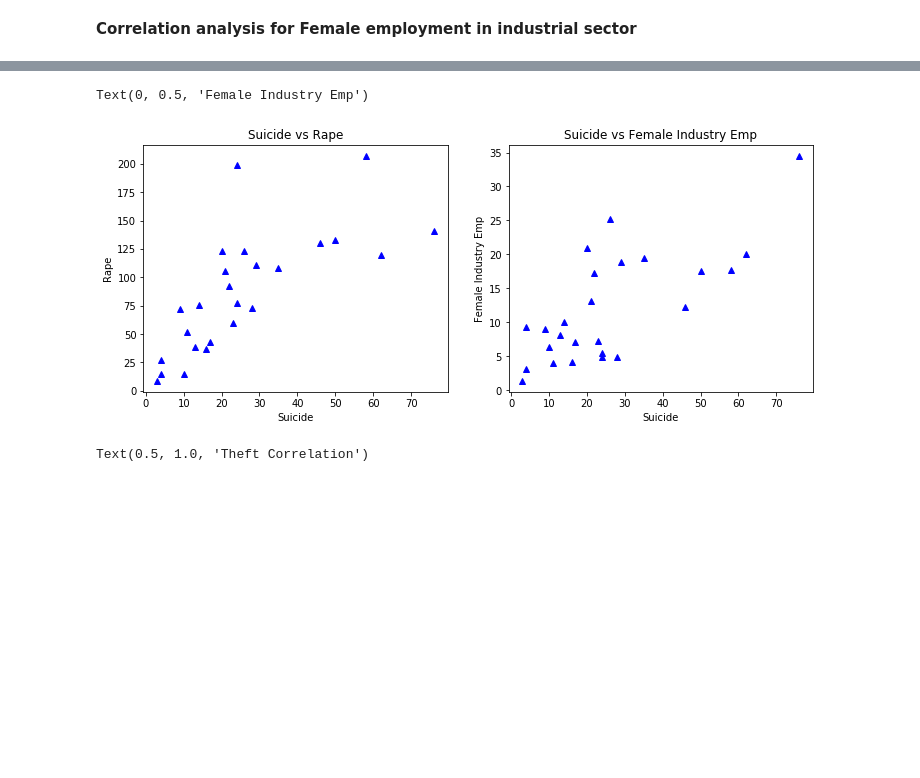
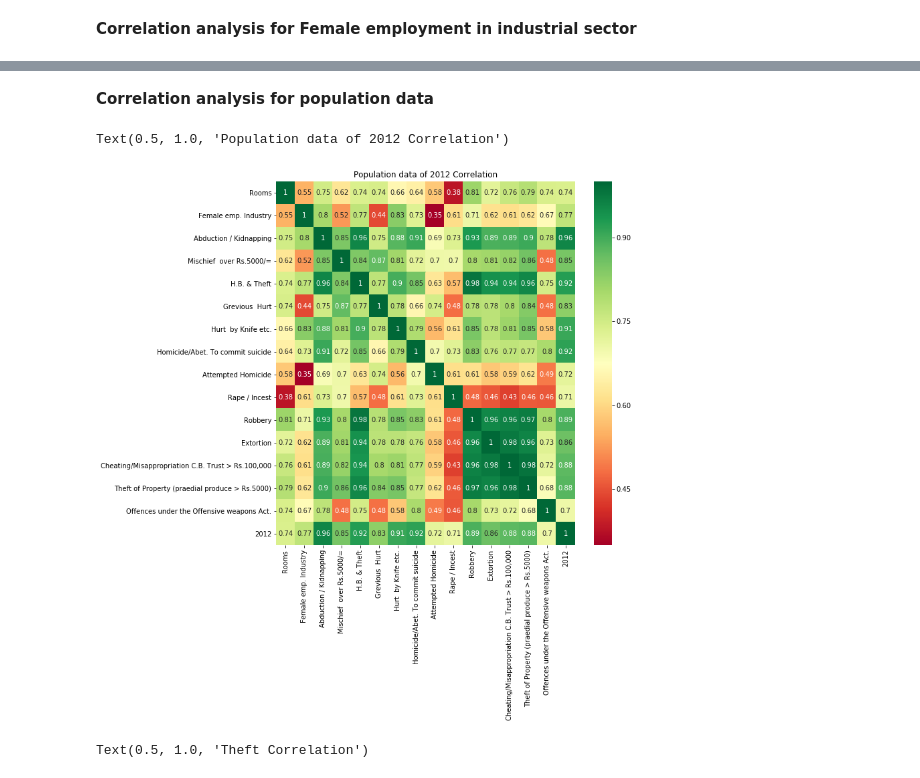
Before and after one commit to PraAnj/gov.lk.data.analysis, a Jupyter notebook: src/crime_analysis.ipynb, the cells around one changed output, grey strips where cells are left out. Drawn from its saved outputs; the diff is of its cells as text; code cells hidden in the pictures; blank space fills up the shorter version.

```diff
--- a/src/crime_analysis.ipynb
+++ b/src/crime_analysis.ipynb
@@ -198,20 +258,16 @@ Text(0.5, 1.0, 'Female employment in industrial sector Correlation')
-# %%
-plt.figure(figsize=(12, 10))
-
-plt.subplot(2,2,1)
-plt.plot(result_suicide_against_emp['Homicide/Abet. To commit suicide'], result_suicide_against_emp['Rape / Incest'], 'b^')
-plt.title('Suicide vs Rape')
-plt.xlabel("Suicide")
-plt.ylabel("Rape")
-
-plt.subplot(2,2,2)
-plt.plot(result_suicide_against_emp['Homicide/Abet. To commit suicide'], result_suicide_against_emp['Female emp. Industry'], 'b^')
-plt.title('Suicide vs Female Industry Emp')
-plt.xlabel("Suicide")
-plt.ylabel("Female Industry Emp")
-# %% [output]
-Text(0, 0.5, 'Female Industry Emp')
-[figure, removed]
+# %% [markdown]
+**Correlation analysis for population data**
+# %%
+allCorrelations = result.corr(method='pearson')
+
+## Extract high correlations to Drugs
+topCorrFeatures = allCorrelations.index[abs(allCorrelations['2012']) >= 0.7]
+plt.figure(figsize=(10,10))
+ax = sns.heatmap(result[topCorrFeatures].corr(), annot=True, cmap="RdYlGn")
+ax.set_title('Population data of 2012 Correlation')
+# %% [output]
+Text(0.5, 1.0, 'Population data of 2012 Correlation')
+[figure, added]
 # %%
 result_roberry_against_emp = pd.concat([crime_data.iloc[:,[4,11]], emplyment_data.iloc[:,1:]], axis=1)
 result_roberry_against_emp.head()
```
Also changed, not shown: parts of 7 cells of this notebook, 2 other files.
